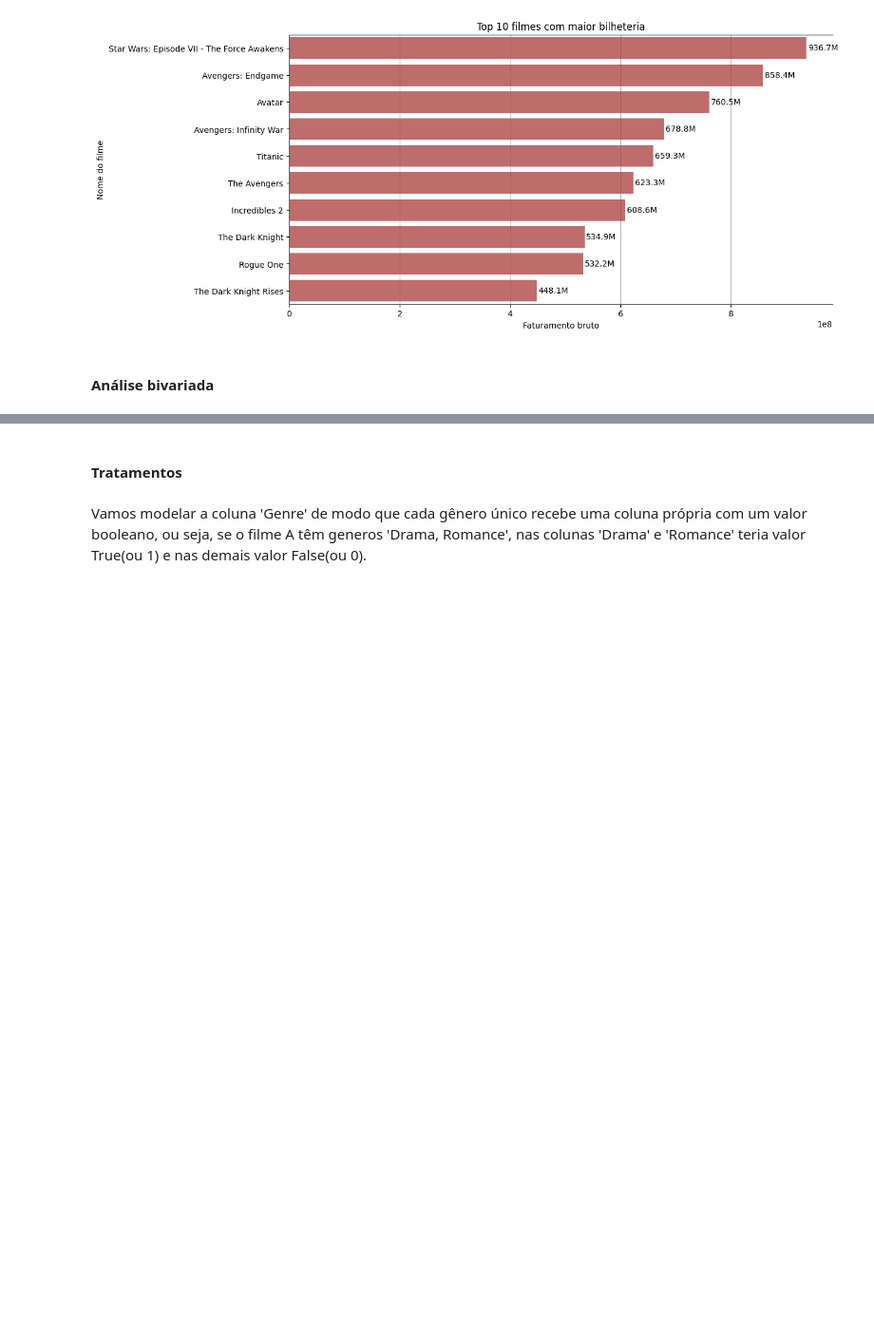
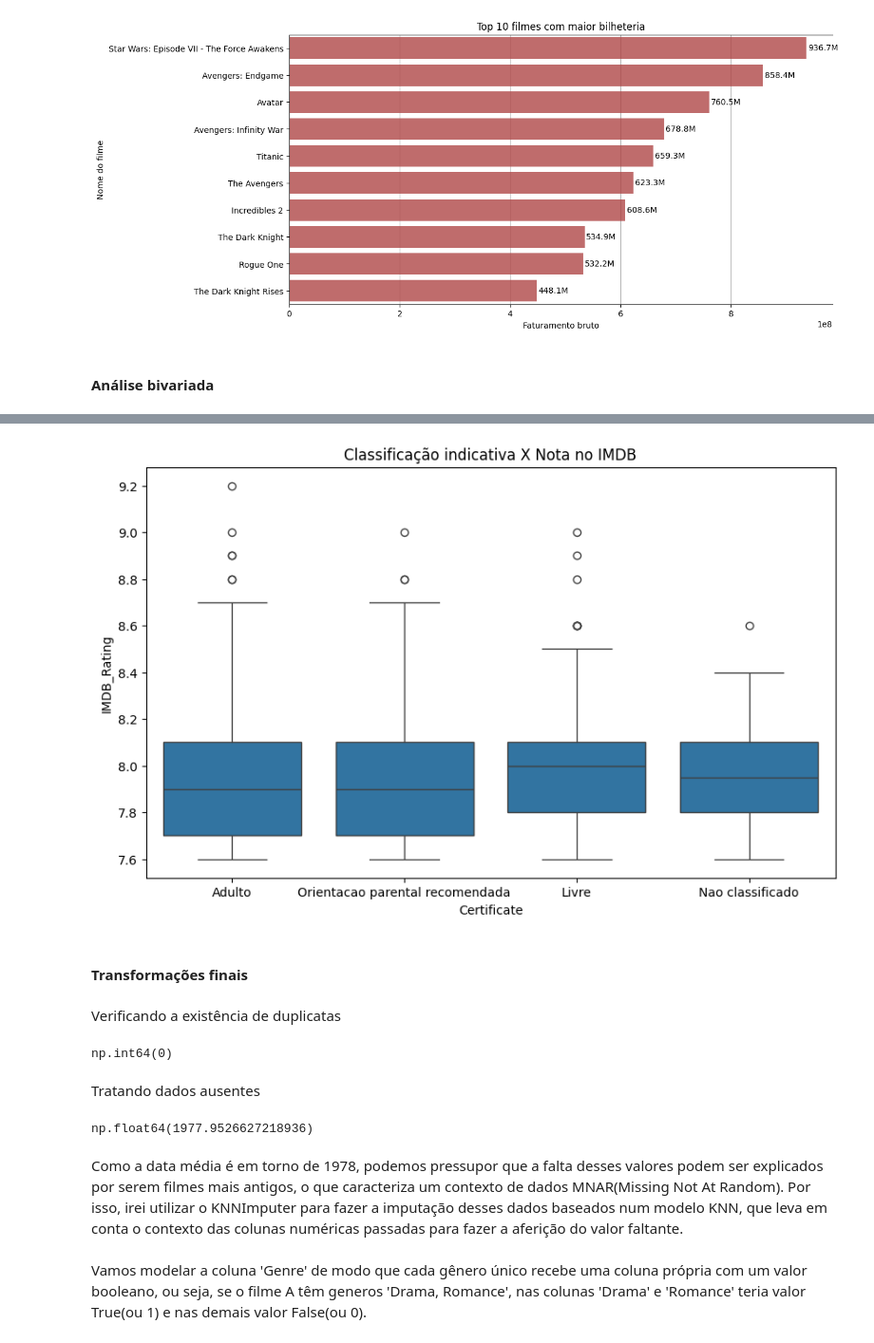
Before and after one commit to iuriholanda/previsao-de-nota-regressao-e-nlp, a Jupyter notebook: analise-exploratoria-nota.ipynb, the cells around one changed output, grey strips where cells are left out. Shown: that part at 95% size. Saved outputs shown, nothing was run; the diff lists cells and outputs as text; code cells hidden in the pictures; blank space fills up the shorter version.

Commit message:
Finalizada analise exploratoria de dados para previsao de nota

```diff
--- a/analise-exploratoria-nota.ipynb
+++ b/analise-exploratoria-nota.ipynb
@@ -348,2 +355,22 @@ plt.show()
+# %%
+plt.figure(figsize=(10,6))
+plt.title('Classificação indicativa X Nota no IMDB')
+ax = sns.boxplot(data=filmes, y='IMDB_Rating', x='Certificate')
+# %% [output]
+[figure, added]
 # %% [markdown]
-#### Tratamentos
+#### Transformações finais
+# %% [markdown]
+Verificando a existência de duplicatas
+# %%
+filmes.duplicated().sum()
+# %% [output]
+np.int64(0)
+# %% [markdown]
+Tratando dados ausentes
+# %%
+filmes[filmes['Gross'].isnull()]['Released_Year'].mean() # Data de lançamento médio das entradas com renda bruta faltantes
+# %% [output]
+np.float64(1977.9526627218936)
+# %% [markdown]
+Como a data média é em torno de 1978, podemos pressupor que a falta desses valores podem ser explicados por serem filmes mais antigos, o que caracteriza um contexto de dados MNAR(Missing Not At Random). Por isso, irei utilizar o KNNImputer para fazer a imputação desses dados baseados num modelo KNN, que leva em conta o contexto das colunas numéricas passadas para fazer a aferição do valor faltante.
```
Also changed, not shown: parts of 24 cells of this notebook, 1 other file.
